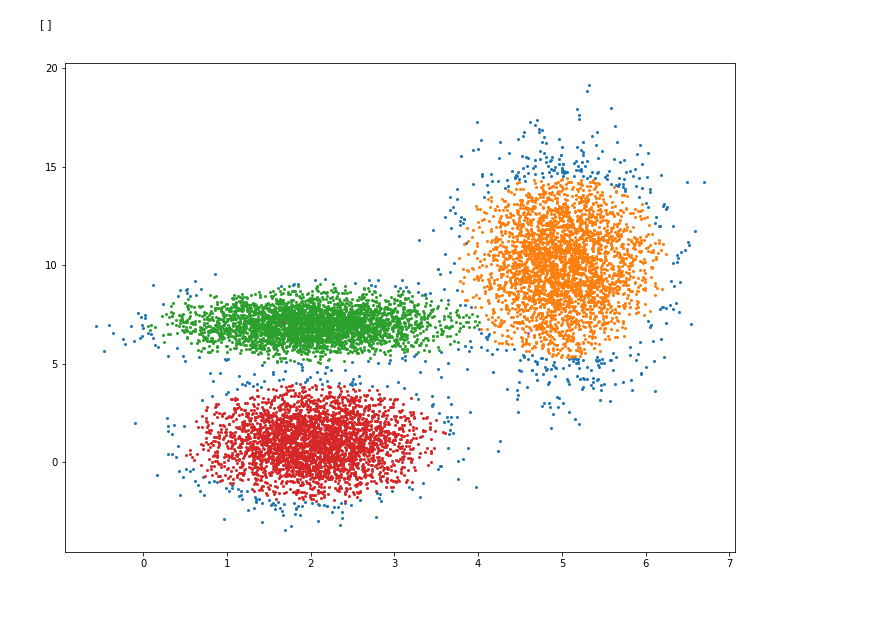
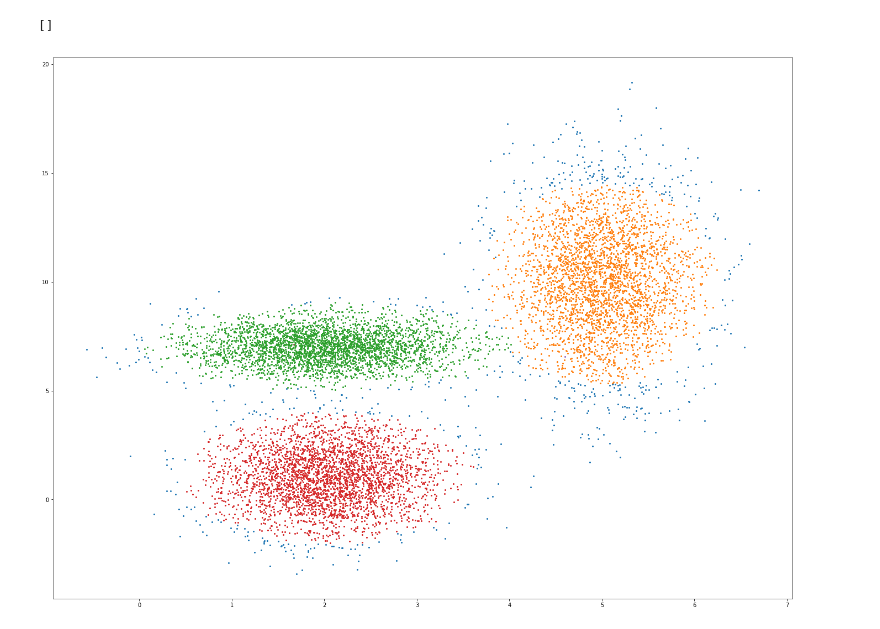
Before and after one commit to sbutz/parallel-programming, a Jupyter notebook: 000_johannes/dbscan/andrade/001/demo/demo.ipynb, the cells around one changed output. Cells and saved outputs as stored; diff of their text form; code cells hidden in the pictures.

```diff
--- a/000_johannes/dbscan/andrade/001/demo/demo.ipynb
+++ b/000_johannes/dbscan/andrade/001/demo/demo.ipynb
@@ -13,10 +13,10 @@ df = pd.read_csv(io.StringIO(result.stdout), sep=" ", header=None, names=['x', '
 # %%
 clusters = df.groupby('cluster_id')
 # %%
-plt.figure(figsize=(12,9))
+plt.figure(figsize=(24,18))
 for clusterId, grp in clusters:
     plt.scatter(grp['x'], grp['y'], s=4)
 plt.plot()
 # %% [output]
 []
-[figure, old version]
+[figure, new version]
```
